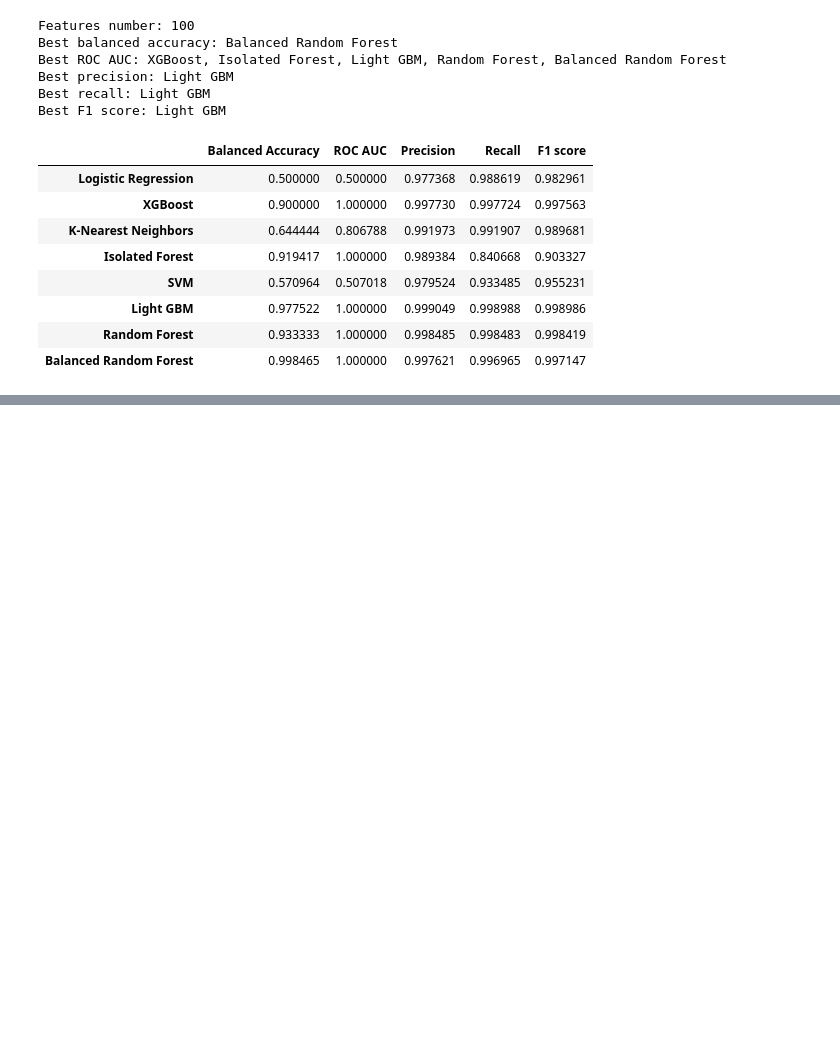
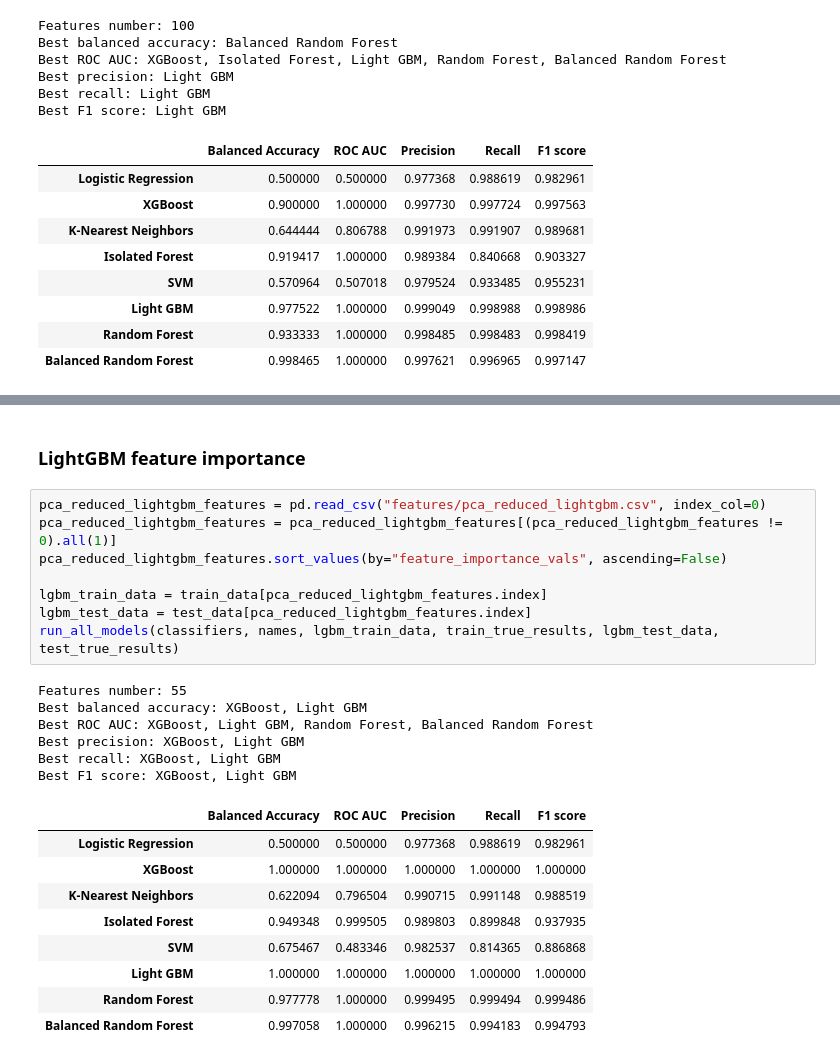
Before and after one commit to melehean/CTC-Detection, a Jupyter notebook: compare_models.ipynb, the cells around one changed output, grey strips where cells are left out. Cells and saved outputs as stored; diff of their text form; blank space fills up the shorter version.

Commit message:
Add feature importance of lightgbm, random forest and balanced random forest

```diff
--- a/compare_models.ipynb
+++ b/compare_models.ipynb
@@ -340,0 +357,26 @@ run_all_models(classifiers, names, xgb_train_data, train_true_results, xgb_test_
+# %% [markdown]
+### LightGBM feature importance
+# %%
+pca_reduced_lightgbm_features = pd.read_csv("features/pca_reduced_lightgbm.csv", index_col=0)
+pca_reduced_lightgbm_features = pca_reduced_lightgbm_features[(pca_reduced_lightgbm_features != 0).all(1)]
+pca_reduced_lightgbm_features.sort_values(by="feature_importance_vals", ascending=False)
+
+lgbm_train_data = train_data[pca_reduced_lightgbm_features.index]
+lgbm_test_data = test_data[pca_reduced_lightgbm_features.index]
+run_all_models(classifiers, names, lgbm_train_data, train_true_results, lgbm_test_data, test_true_results)
+# %% [output]
+Features number: 55
+Best balanced accuracy: XGBoost, Light GBM
+Best ROC AUC: XGBoost, Light GBM, Random Forest, Balanced Random Forest
+Best precision: XGBoost, Light GBM
+Best recall: XGBoost, Light GBM
+Best F1 score: XGBoost, Light GBM
+|  | Balanced Accuracy | ROC AUC | Precision | Recall | F1 score |
+| Logistic Regression | 0.500000 | 0.500000 | 0.977368 | 0.988619 | 0.982961 |
+| XGBoost | 1.000000 | 1.000000 | 1.000000 | 1.000000 | 1.000000 |
+| K-Nearest Neighbors | 0.622094 | 0.796504 | 0.990715 | 0.991148 | 0.988519 |
+| Isolated Forest | 0.949348 | 0.999505 | 0.989803 | 0.899848 | 0.937935 |
+| SVM | 0.675467 | 0.483346 | 0.982537 | 0.814365 | 0.886868 |
+| Light GBM | 1.000000 | 1.000000 | 1.000000 | 1.000000 | 1.000000 |
+| Random Forest | 0.977778 | 1.000000 | 0.999495 | 0.999494 | 0.999486 |
+| Balanced Random Forest | 0.997058 | 1.000000 | 0.996215 | 0.994183 | 0.994793 |
```
Also changed, not shown: parts of 8 cells of this notebook.
